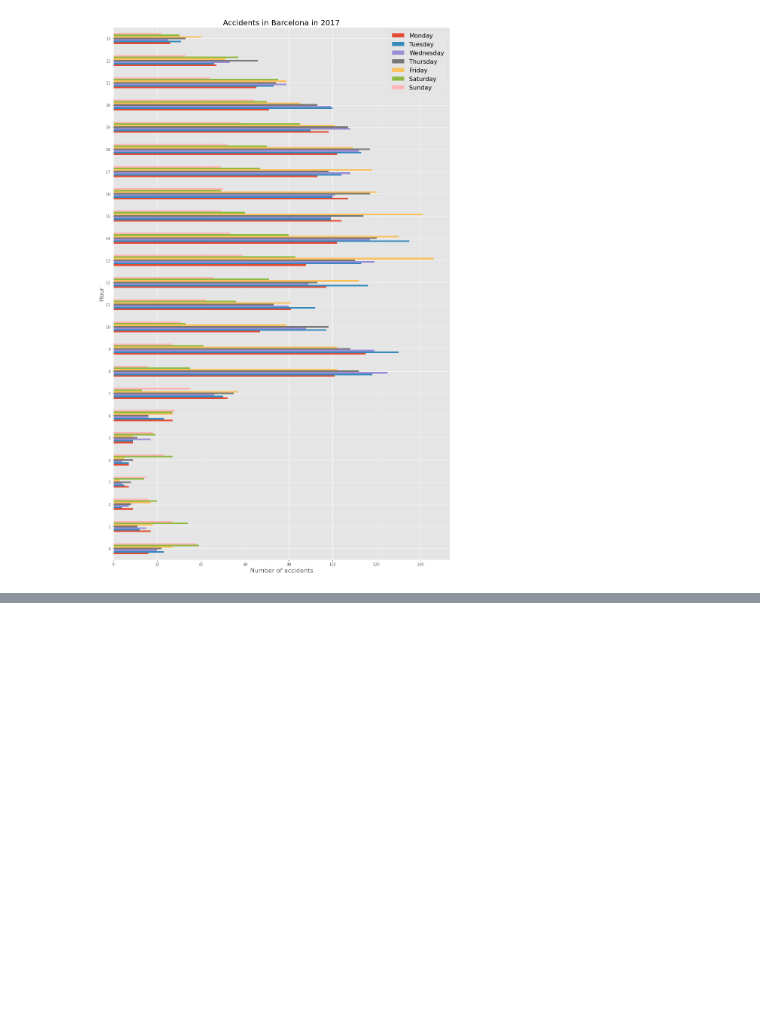
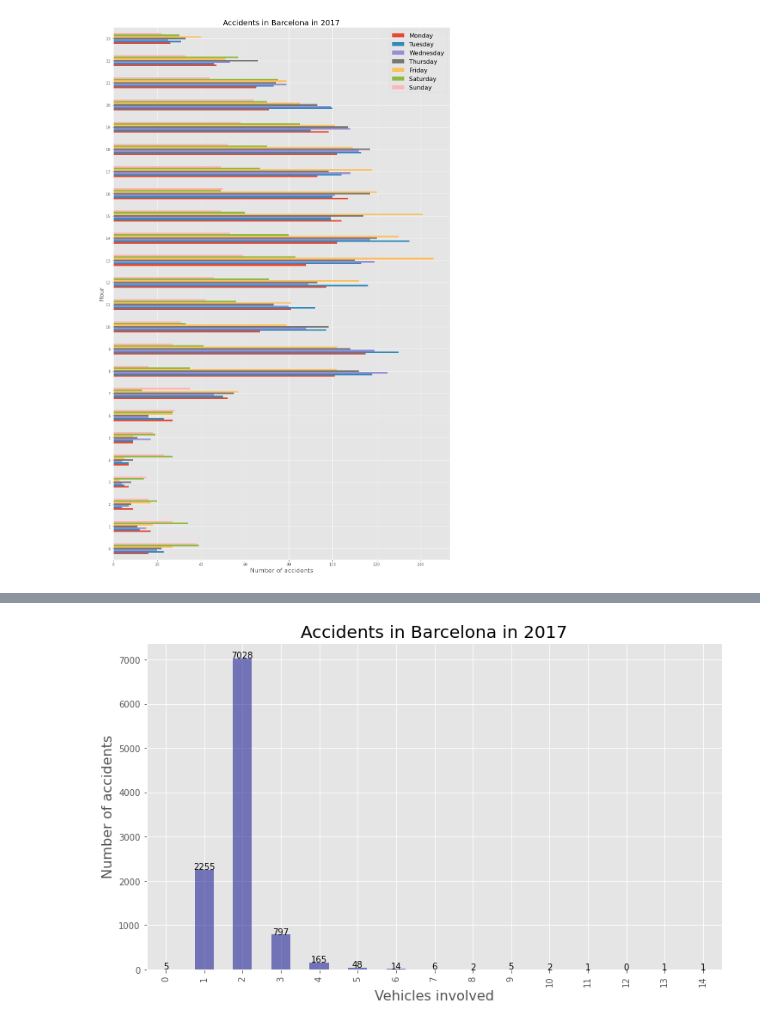
Before and after one commit to masinde70/MachineLearning_Applications_Deep_Neural_Networks, a Jupyter notebook: Barcelona_data.ipynb, the cells around one changed output, grey strips where cells are left out. Cells and saved outputs as stored; diff of their text form; code cells hidden in the pictures; blank space fills up the shorter version.

```diff
--- a/Barcelona_data.ipynb
+++ b/Barcelona_data.ipynb
@@ -395,0 +422,22 @@ plt.ylabel('Hour',fontsize=16);
+# %%
+# Compute the number of accidents according to the number of vehicles involved
+vehicles_involved = df.vehicles_involved.value_counts()
+# There is no car accident with 12 vehicles involved. We include 0 in our serie for better visualization
+vehicles_involved[12]=0
+vehicles_involved.sort_index(inplace=True)
+
+# Plot number of car accidents according to the number of vehicles involved
+vehicles_involved.plot(kind='bar',figsize=(12,7), color='darkblue', alpha=0.5)
+
+# Title and x,y labels
+plt.title('Accidents in Barcelona in 2017', fontsize=20)
+plt.xlabel('Vehicles involved', fontsize=16)
+plt.ylabel('Number of accidents', fontsize=16)
+
+#print a label involved above each bar indicating the number of accidents
+
+for index in vehicles_involved.index:
+    plt.text(x=index, y=vehicles_involved.loc[index], s=str(vehicles_involved.loc[index]),
+            horizontalalignment='center')
+# %% [output]
+[figure, added]
```
Also changed, not shown: parts of 8 cells of this notebook.
